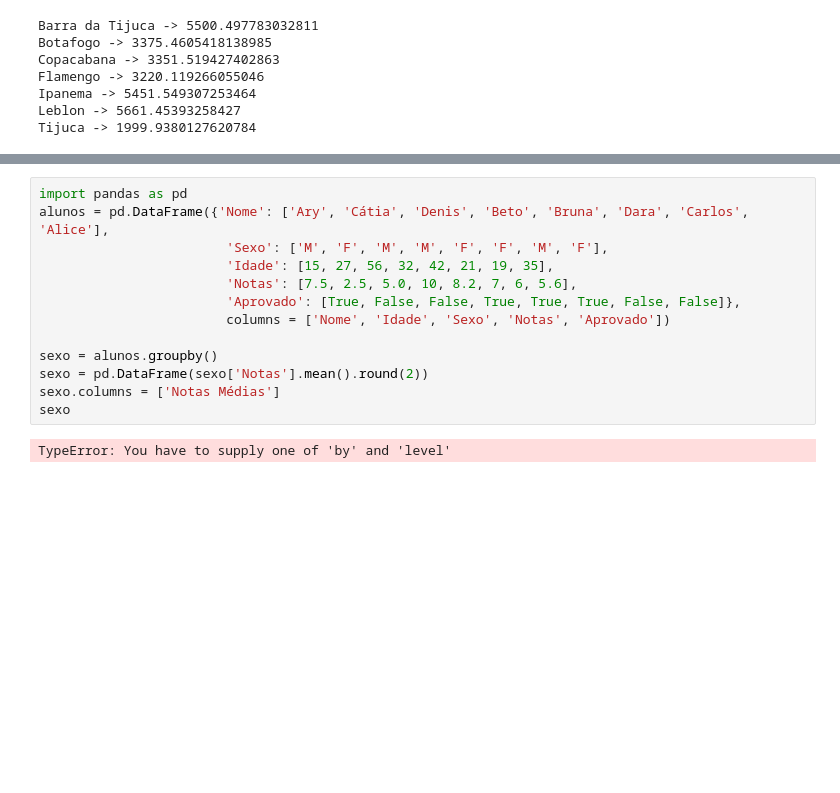
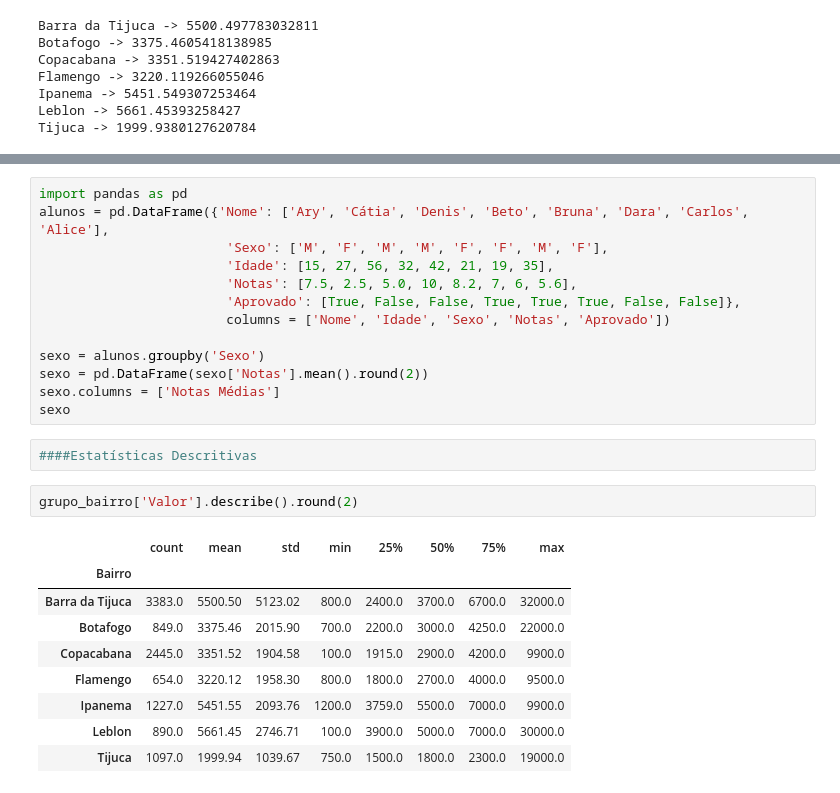
Before and after one commit to euninha1/dt_pandas, a Jupyter notebook: extras/Criando agrupamentos.ipynb, the cells around one changed output, grey strips where cells are left out. Drawn from its saved outputs; the diff is of its cells as text; blank space fills up the shorter version.

Commit message:
Estatisticas Descritivas

```diff
--- a/extras/Criando agrupamentos.ipynb
+++ b/extras/Criando agrupamentos.ipynb
@@ -131,9 +121,21 @@ alunos = pd.DataFrame({'Nome': ['Ary', 'Cátia', 'Denis', 'Beto', 'Bruna', 'Dara
                         'Aprovado': [True, False, False, True, True, True, False, False]},
                         columns = ['Nome', 'Idade', 'Sexo', 'Notas', 'Aprovado'])
 
-sexo = alunos.groupby()
+sexo = alunos.groupby('Sexo')
 sexo = pd.DataFrame(sexo['Notas'].mean().round(2))
 sexo.columns = ['Notas Médias']
 sexo
-# %% [output]
-TypeError: You have to supply one of 'by' and 'level'
+# %%
+####Estatísticas Descritivas
+# %%
+grupo_bairro['Valor'].describe().round(2)
+# %% [output]
+|  | count | mean | std | min | 25% | 50% | 75% | max |
+| Bairro |  |  |  |  |  |  |  |  |
+| Barra da Tijuca | 3383.0 | 5500.50 | 5123.02 | 800.0 | 2400.0 | 3700.0 | 6700.0 | 32000.0 |
+| Botafogo | 849.0 | 3375.46 | 2015.90 | 700.0 | 2200.0 | 3000.0 | 4250.0 | 22000.0 |
+| Copacabana | 2445.0 | 3351.52 | 1904.58 | 100.0 | 1915.0 | 2900.0 | 4200.0 | 9900.0 |
+| Flamengo | 654.0 | 3220.12 | 1958.30 | 800.0 | 1800.0 | 2700.0 | 4000.0 | 9500.0 |
+| Ipanema | 1227.0 | 5451.55 | 2093.76 | 1200.0 | 3759.0 | 5500.0 | 7000.0 | 9900.0 |
+| Leblon | 890.0 | 5661.45 | 2746.71 | 100.0 | 3900.0 | 5000.0 | 7000.0 | 30000.0 |
+| Tijuca | 1097.0 | 1999.94 | 1039.67 | 750.0 | 1500.0 | 1800.0 | 2300.0 | 19000.0 |
```
Also changed, not shown: parts of 7 cells of this notebook, 1 other file.
